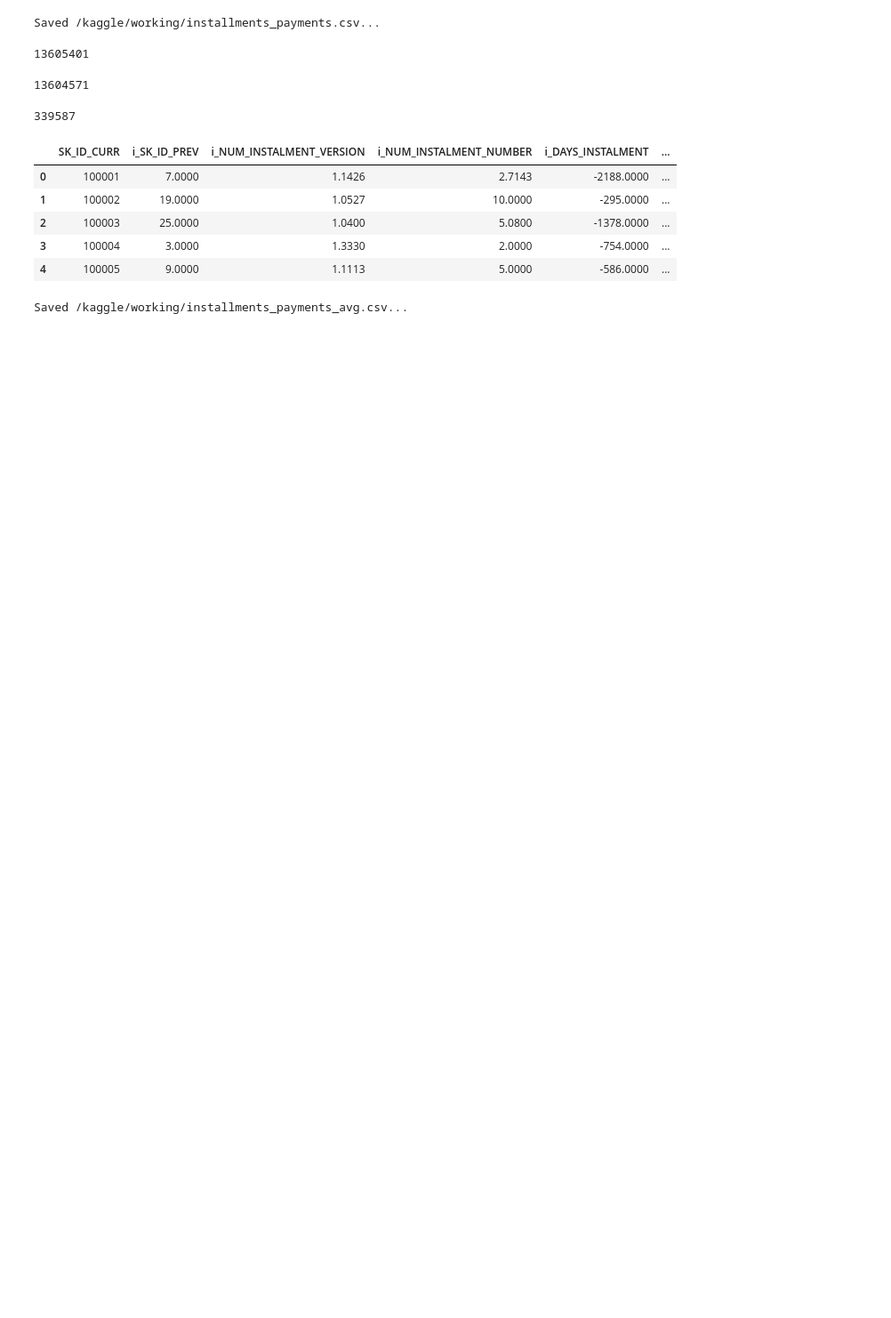
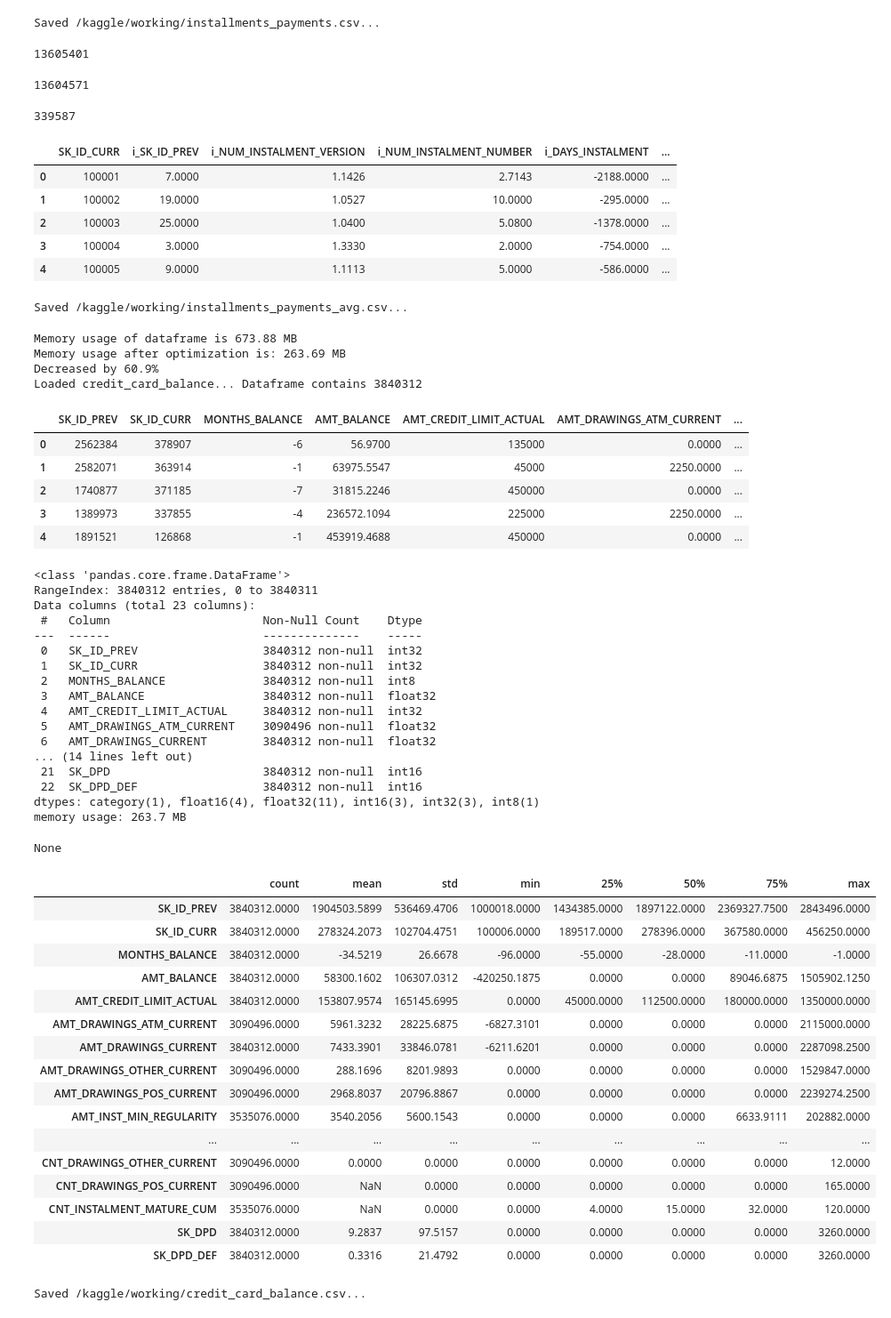
Before and after one commit to amithsbhat/Capstone-Home-Credit-Default-Risk, a Jupyter notebook: eda-home-credit-default-risk.ipynb, the cells around one changed output. Shown at 89% size. Drawn from its saved outputs; the diff is of its cells as text; code cells hidden in the pictures; blank space fills up the shorter version.

Commit message:
Kaggle Notebook | EDA-Home-Credit-Default-Risk | Version 29

```diff
--- a/eda-home-credit-default-risk.ipynb
+++ b/eda-home-credit-default-risk.ipynb
@@ -1225,3 +1225,52 @@ display(df_installments_payments.head())
 save_file(df_installments_payments, 'installments_payments_avg')
 # %% [output]
 Saved /kaggle/working/installments_payments_avg.csv...
+# %%
+df_credit_card_balance = read_input_file(fileName = 'credit_card_balance')
+# %% [output]
+Memory usage of dataframe is 673.88 MB
+Memory usage after optimization is: 263.69 MB
+Decreased by 60.9%
+Loaded credit_card_balance... Dataframe contains 3840312
+|  | SK_ID_PREV | SK_ID_CURR | MONTHS_BALANCE | AMT_BALANCE | AMT_CREDIT_LIMIT_ACTUAL | AMT_DRAWINGS_ATM_CURRENT | ... |
+| 0 | 2562384 | 378907 | -6 | 56.9700 | 135000 | 0.0000 | ... |
+| 1 | 2582071 | 363914 | -1 | 63975.5547 | 45000 | 2250.0000 | ... |
+| 2 | 1740877 | 371185 | -7 | 31815.2246 | 450000 | 0.0000 | ... |
+| 3 | 1389973 | 337855 | -4 | 236572.1094 | 225000 | 2250.0000 | ... |
+| 4 | 1891521 | 126868 | -1 | 453919.4688 | 450000 | 0.0000 | ... |
+<class 'pandas.core.frame.DataFrame'>
+RangeIndex: 3840312 entries, 0 to 3840311
+Data columns (total 23 columns):
+ #   Column                      Non-Null Count    Dtype
+---  ------                      --------------    -----
+ 0   SK_ID_PREV                  3840312 non-null  int32
+ 1   SK_ID_CURR                  3840312 non-null  int32
+ 2   MONTHS_BALANCE              3840312 non-null  int8
+ 3   AMT_BALANCE                 3840312 non-null  float32
+ 4   AMT_CREDIT_LIMIT_ACTUAL     3840312 non-null  int32
+ 5   AMT_DRAWINGS_ATM_CURRENT    3090496 non-null  float32
+ 6   AMT_DRAWINGS_CURRENT        3840312 non-null  float32
+... (14 lines left out)
+ 21  SK_DPD                      3840312 non-null  int16
+ 22  SK_DPD_DEF                  3840312 non-null  int16
+dtypes: category(1), float16(4), float32(11), int16(3), int32(3), int8(1)
+memory usage: 263.7 MB
+None
+|  | count | mean | std | min | 25% | 50% | 75% | max |
+| SK_ID_PREV | 3840312.0000 | 1904503.5899 | 536469.4706 | 1000018.0000 | 1434385.0000 | 1897122.0000 | 2369327.7500 | 2843496.0000 |
+| SK_ID_CURR | 3840312.0000 | 278324.2073 | 102704.4751 | 100006.0000 | 189517.0000 | 278396.0000 | 367580.0000 | 456250.0000 |
+| MONTHS_BALANCE | 3840312.0000 | -34.5219 | 26.6678 | -96.0000 | -55.0000 | -28.0000 | -11.0000 | -1.0000 |
+| AMT_BALANCE | 3840312.0000 | 58300.1602 | 106307.0312 | -420250.1875 | 0.0000 | 0.0000 | 89046.6875 | 1505902.1250 |
+| AMT_CREDIT_LIMIT_ACTUAL | 3840312.0000 | 153807.9574 | 165145.6995 | 0.0000 | 45000.0000 | 112500.0000 | 180000.0000 | 1350000.0000 |
+| AMT_DRAWINGS_ATM_CURRENT | 3090496.0000 | 5961.3232 | 28225.6875 | -6827.3101 | 0.0000 | 0.0000 | 0.0000 | 2115000.0000 |
+| AMT_DRAWINGS_CURRENT | 3840312.0000 | 7433.3901 | 33846.0781 | -6211.6201 | 0.0000 | 0.0000 | 0.0000 | 2287098.2500 |
+| AMT_DRAWINGS_OTHER_CURRENT | 3090496.0000 | 288.1696 | 8201.9893 | 0.0000 | 0.0000 | 0.0000 | 0.0000 | 1529847.0000 |
+| AMT_DRAWINGS_POS_CURRENT | 3090496.0000 | 2968.8037 | 20796.8867 | 0.0000 | 0.0000 | 0.0000 | 0.0000 | 2239274.2500 |
+| AMT_INST_MIN_REGULARITY | 3535076.0000 | 3540.2056 | 5600.1543 | 0.0000 | 0.0000 | 0.0000 | 6633.9111 | 202882.0000 |
+| ... | ... | ... | ... | ... | ... | ... | ... | ... |
+| CNT_DRAWINGS_OTHER_CURRENT | 3090496.0000 | 0.0000 | 0.0000 | 0.0000 | 0.0000 | 0.0000 | 0.0000 | 12.0000 |
+| CNT_DRAWINGS_POS_CURRENT | 3090496.0000 | NaN | 0.0000 | 0.0000 | 0.0000 | 0.0000 | 0.0000 | 165.0000 |
+| CNT_INSTALMENT_MATURE_CUM | 3535076.0000 | NaN | 0.0000 | 0.0000 | 4.0000 | 15.0000 | 32.0000 | 120.0000 |
+| SK_DPD | 3840312.0000 | 9.2837 | 97.5157 | 0.0000 | 0.0000 | 0.0000 | 0.0000 | 3260.0000 |
+| SK_DPD_DEF | 3840312.0000 | 0.3316 | 21.4792 | 0.0000 | 0.0000 | 0.0000 | 0.0000 | 3260.0000 |
+Saved /kaggle/working/credit_card_balance.csv...
```
Also changed, not shown: parts of 6 cells of this notebook.
